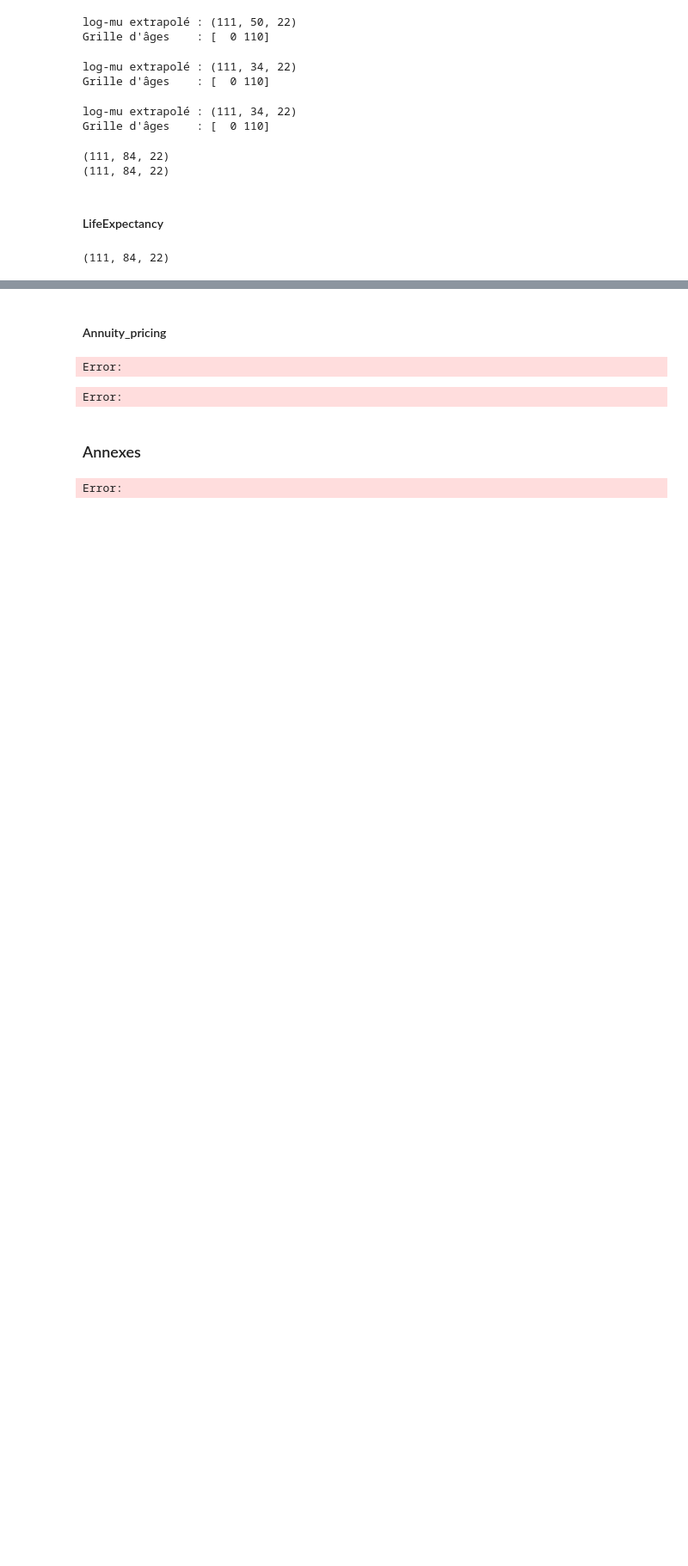
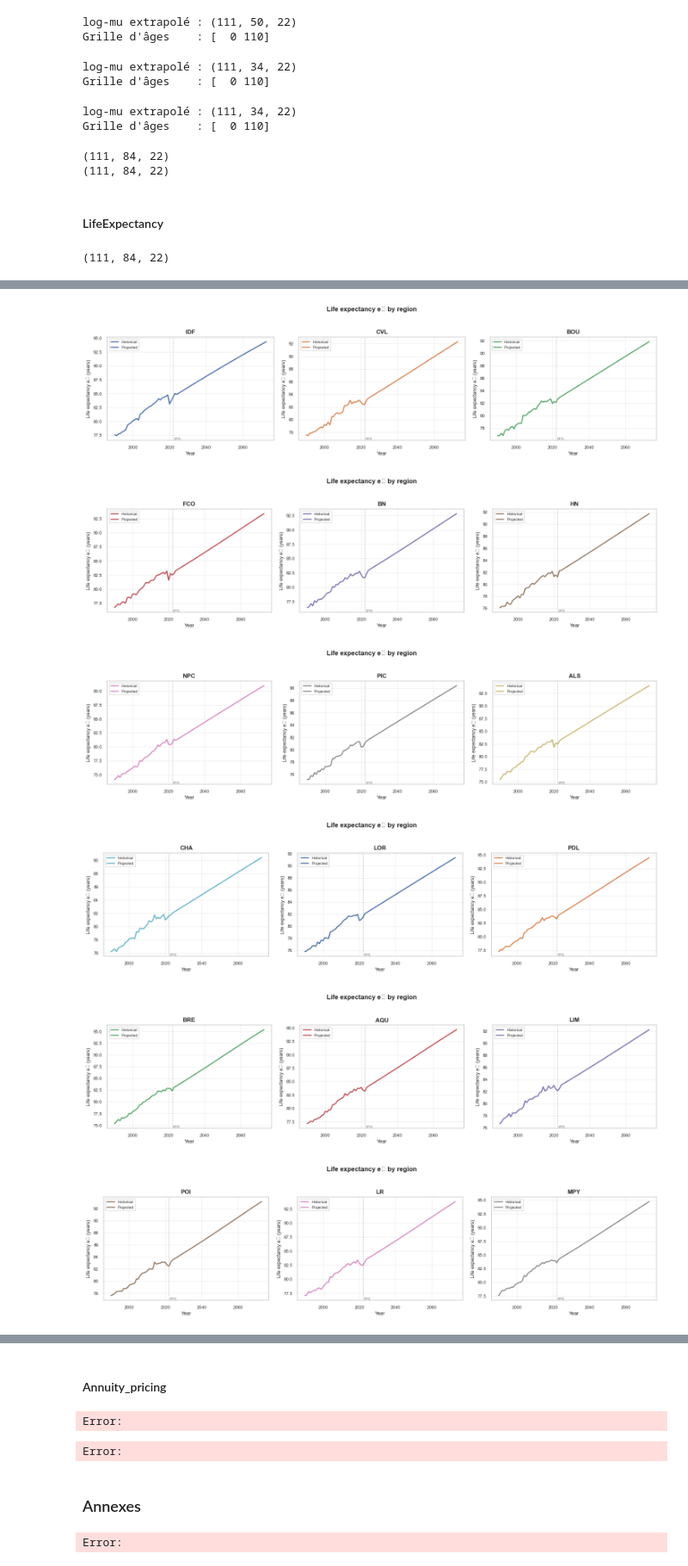
Before and after one commit to detralytics/morta_nuts2, a Jupyter notebook: notebook/Exploration_FR/exploration_deterministe_FR.ipynb, the cells around one changed output, grey strips where cells are left out. Shown at 86% size. Saved outputs shown, nothing was run; the diff lists cells and outputs as text; code cells hidden in the pictures; blank space fills up the shorter version.

```diff
--- a/notebook/Exploration_FR/exploration_deterministe_FR.ipynb
+++ b/notebook/Exploration_FR/exploration_deterministe_FR.ipynb
@@ -922,0 +1134,20 @@ mp.save(path_fr + "/LifeExpectancy_at_birth_ll.png")
+# %%
+
+tv_hist  : np.arange(1990, 2023)   #→ 33 years
+tv_proj  : np.arange(2023, 2074)   #→ 51 projected years
+
+#── Simple plot (e₀, no CI) ─────────────────────────────────────────
+figs = plot_life_expectancy(
+    ex        = esp_llp,
+    tv_hist   = np.arange(1990, 2023),
+    tv_proj   = np.arange(2023, 2074),
+    age_index = 0,
+    region_names=region_labels
+)
+# %% [output]
+[figure, added]
+[figure, added]
+[figure, added]
+[figure, added]
+[figure, added]
+[figure, added]
```
Also changed, not shown: parts of 11 cells of this notebook, 26 other files.
